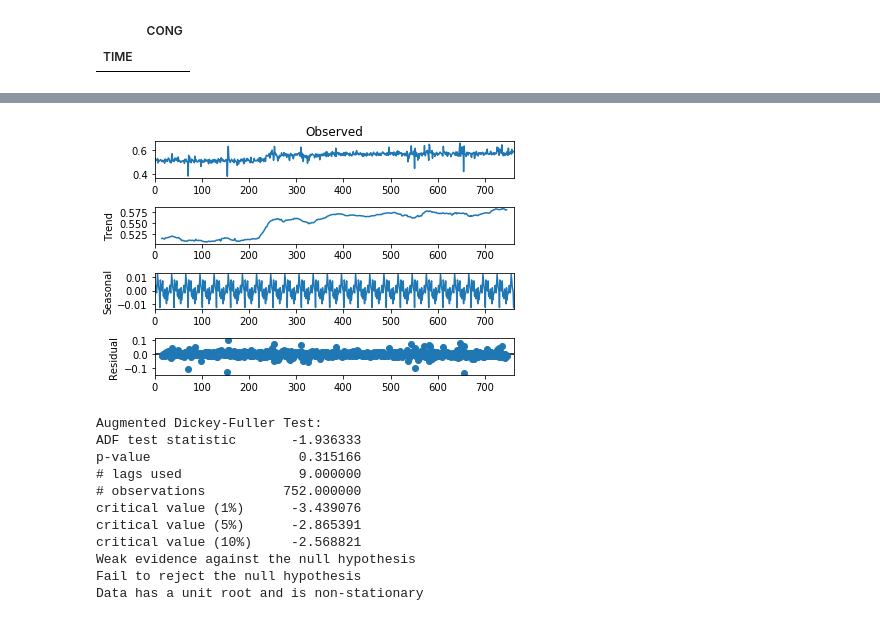
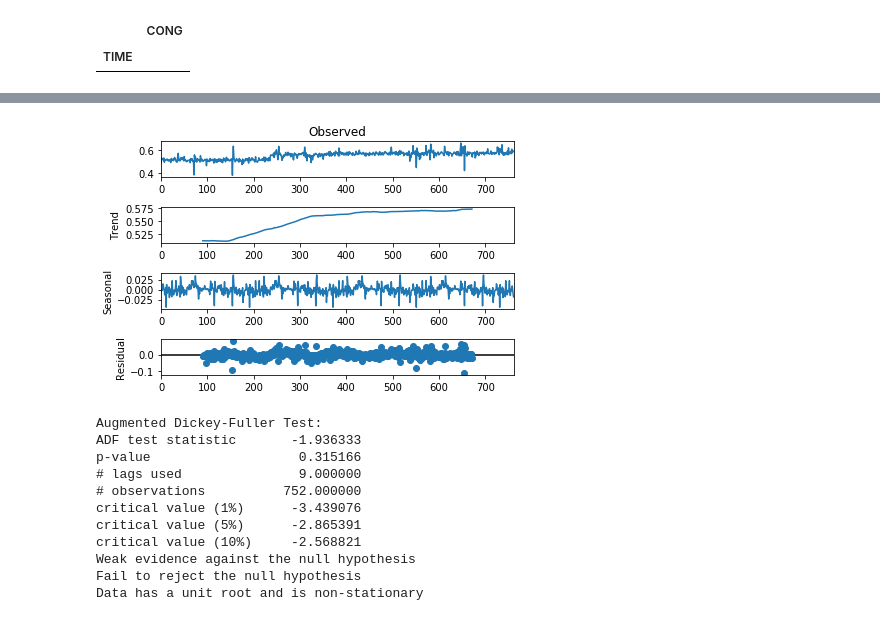
Before and after one commit to mostofa-ahsan/Chicago-Timeseries_Transportation, a Jupyter notebook: SARIMAX_NEW_DATA.ipynb, the cells around one changed output, grey strips where cells are left out. Drawn from its saved outputs; the diff is of its cells as text; code cells hidden in the pictures.

```diff
--- a/SARIMAX_NEW_DATA.ipynb
+++ b/SARIMAX_NEW_DATA.ipynb
@@ -286,8 +373,8 @@ df1.head(15)
 # %%
-result = seasonal_decompose(output.CONG.values, freq=30)  # model='mul' also works
+result = seasonal_decompose(output.CONG.values, freq=180)  # model='mul' also works
 result.plot();
 # %% [output]
-[figure, old version]
+[figure, new version]
 # %%
 from statsmodels.tsa.stattools import adfuller
 
```
Also changed, not shown: parts of 24 cells of this notebook.
